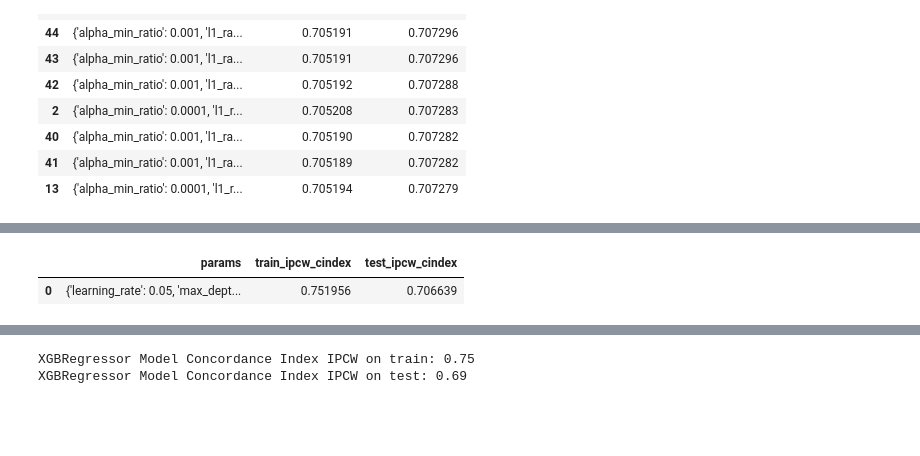
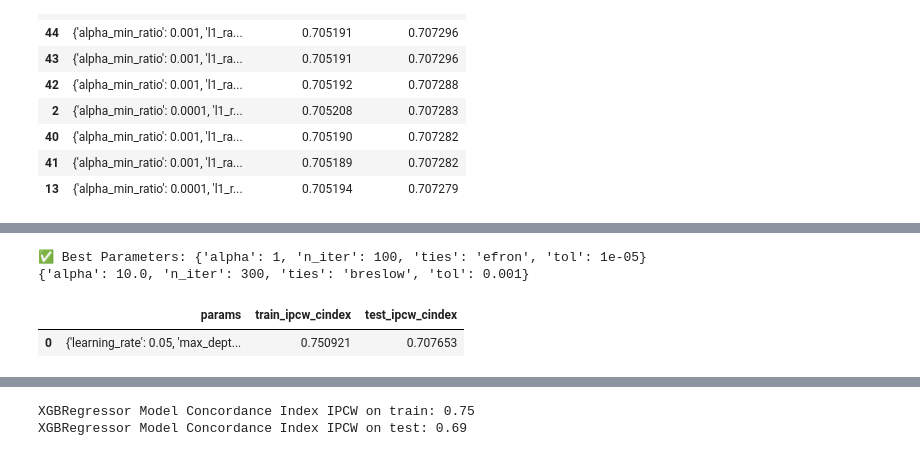
Before and after one commit to grandede-afk/Data-Challenge-Stasc, a Jupyter notebook: test_predictors.ipynb, the cells around one changed output, grey strips where cells are left out. Drawn from its saved outputs; the diff is of its cells as text; code cells hidden in the pictures; blank space fills up the shorter version.

```diff
--- a/test_predictors.ipynb
+++ b/test_predictors.ipynb
@@ -728,7 +728,7 @@ results = []
 # Merge with the clinical and molecular training dataset
 # fixed_features = ['BM_BLAST', 'HB', 'PLT', 'WBC', 'ANC', 'MONOCYTES', 'Nmut', 'Nmut_4',
 #                   'TP53','TET2','CBL', 'EZH2', 'ZRSR2', 'U2AF1', 'RUNX1', 'SF3B1','DNMT3A']
-fixed_features = ['BM_BLAST', 'HB', 'PLT', 'WBC', 'MONOCYTES', 'Nmut','TP53','TET2','SF3B1','CBL','ZRSR2','EZH2','U2AF1']#,
+fixed_features = ['BM_BLAST', 'HB', 'PLT', 'WBC', 'MONOCYTES']#, 'Nmut']#,'TP53','TET2','SF3B1','CBL','ZRSR2','EZH2','U2AF1']#,
                   #'TET2','SF3B1','CBL','ZRSR2','EZH2','U2AF1']
 features_choose = df_with_genes_sum.columns[10:].tolist()
 base_model = CoxnetSurvivalAnalysis()
@@ -926,0 +1021,6 @@ print("✅ Best Parameters:", COX.best_params_)
+# %%
+print("✅ Best Parameters:", COX.best_params_)
+print(ipcw_df.iloc[0]["params"])
+# %% [output]
+✅ Best Parameters: {'alpha': 1, 'n_iter': 100, 'ties': 'efron', 'tol': 1e-05}
+{'alpha': 10.0, 'n_iter': 300, 'ties': 'breslow', 'tol': 0.001}
@@ -934,7 +1114,7 @@ from time import time
 #features = ['BM_BLAST', 'HB', 'PLT', 'WBC', 'MONOCYTES', 'Nmut']
 #X = df_3.loc[df_3['ID'].isin(target_df["ID"]), features].copy()
 features = ['BM_BLAST', 'HB', 'PLT', 'WBC', 'MONOCYTES', 'Nmut','TP53',
-                  'TET2','SF3B1','CBL','ZRSR2','EZH2','U2AF1','Nmut_4']
+                  'TET2','SF3B1','CBL','ZRSR2','EZH2','U2AF1']
 X = df_with_genes_sum.loc[df_with_genes_sum['ID'].isin(target_df["ID"]), features].copy()
 imputer = SimpleImputer(strategy="median")
 X_imputed = pd.DataFrame(imputer.fit_transform(X), columns=features)
@@ -965,34 +1145,34 @@ model = GBM.fit(X_train, y_train)
 
 for i, est in enumerate(model.cv_results_["params"]):
     clf = GradientBoostingSurvivalAnalysis(**est).fit(X_train, y_train)
     pred_train = clf.predict(X_train)
     pred_test = clf.predict(X_test)
     train_ci_ipcw = concordance_index_ipcw(y_train, y_train, pred_train, tau=7)[0]
     test_ci_ipcw = concordance_index_ipcw(y_train, y_test, pred_test, tau=7)[0]
 
     ipcw_results.append({
         "params": est,
         "train_ipcw_cindex": train_ci_ipcw,
         "test_ipcw_cindex": test_ci_ipcw
 
     })
 
 ipcw_df = pd.DataFrame(ipcw_results).sort_values(by="test_ipcw_cindex", ascending=False)
 display(ipcw_df.head(10))
 
 # # Predict risk scores
 # pred_train = model.predict(X_train)
 # pred_test = model.predict(X_test)
 
 # # Compute Concordance Index IPCW
 # train_ci_ipcw = concordance_index_ipcw(y_train, y_train, pred_train, tau=7)[0]
 # test_ci_ipcw = concordance_index_ipcw(y_train, y_test, pred_test, tau=7)[0]
 
 # print(f"GBM Survival Model Concordance Index IPCW on train: {train_ci_ipcw:.2f}")
 # print(f"GBM Survival Model Concordance Index IPCW on test: {test_ci_ipcw:.2f}")
 # %% [output]
 |  | params | train_ipcw_cindex | test_ipcw_cindex |
-| 0 | {'learning_rate': 0.05, 'max_dept... | 0.751956 | 0.706639 |
+| 0 | {'learning_rate': 0.05, 'max_dept... | 0.750921 | 0.707653 |
 # %%
 print("✅ Best Parameters:", GBM.best_params_)
 print(ipcw_df.iloc[0]["params"])
```
Also changed, not shown: parts of 8 cells of this notebook, 5 other files.
